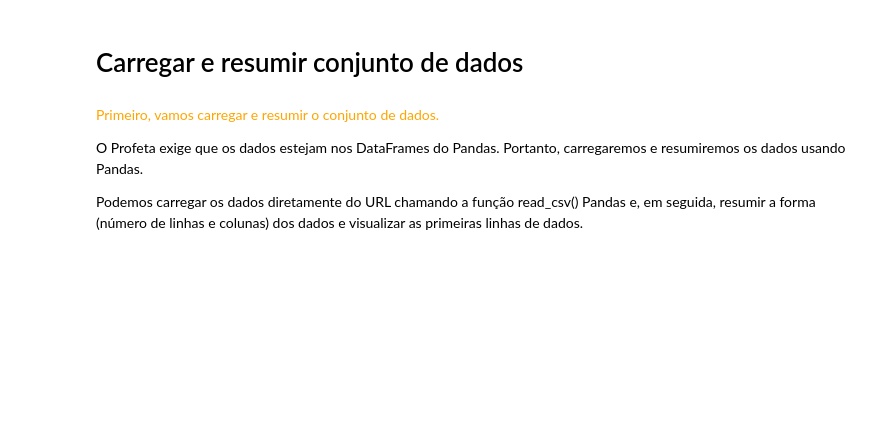
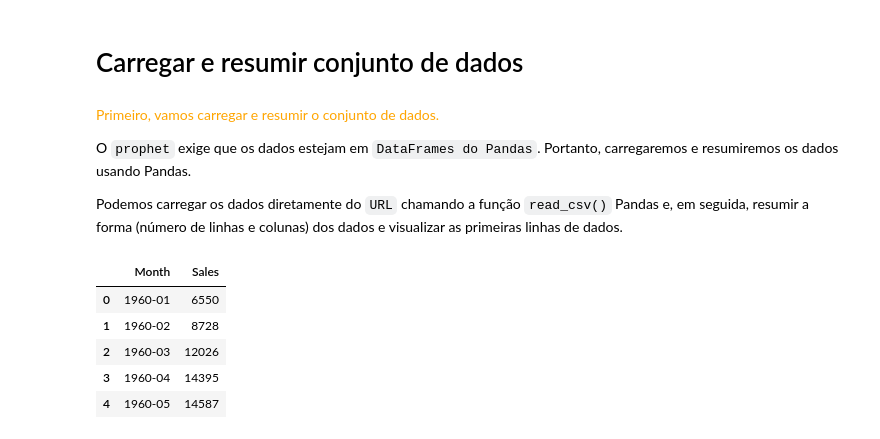
Before and after one commit to EddyGiusepe/Exploring_the_World_of_Programming_with_Python, a Jupyter notebook: 19_Time_Series_Forecasting/Time_Series_Forecasting_With_Prophet_in_Python.ipynb, the cells around one changed output. Drawn from its saved outputs; the diff is of its cells as text; code cells hidden in the pictures; blank space fills up the shorter version.

```diff
--- a/19_Time_Series_Forecasting/Time_Series_Forecasting_With_Prophet_in_Python.ipynb
+++ b/19_Time_Series_Forecasting/Time_Series_Forecasting_With_Prophet_in_Python.ipynb
@@ -33,6 +33,20 @@ Prophet 1.1.5
 # %% [markdown]
 <font color="orange">Primeiro, vamos carregar e resumir o conjunto de dados.
 
-O Profeta exige que os dados estejam nos DataFrames do Pandas. Portanto, carregaremos e resumiremos os dados usando Pandas.
+O `prophet` exige que os dados estejam em `DataFrames do Pandas`. Portanto, carregaremos e resumiremos os dados usando Pandas.
 
-Podemos carregar os dados diretamente do URL chamando a função read_csv() Pandas e, em seguida, resumir a forma (número de linhas e colunas) dos dados e visualizar as primeiras linhas de dados.</font>
+Podemos carregar os dados diretamente do `URL` chamando a função `read_csv()` Pandas e, em seguida, resumir a forma (número de linhas e colunas) dos dados e visualizar as primeiras linhas de dados.</font>
+# %%
+from pandas import read_csv
+# Carregar os Dados de vendas de Carros:
+path = 'https://raw.githubusercontent.com/jbrownlee/Datasets/master/monthly-car-sales.csv'
+
+df = read_csv(path, header=0)
+df.head()
+# %% [output]
+|  | Month | Sales |
+| 0 | 1960-01 | 6550 |
+| 1 | 1960-02 | 8728 |
+| 2 | 1960-03 | 12026 |
+| 3 | 1960-04 | 14395 |
+| 4 | 1960-05 | 14587 |
```
Also changed, not shown: parts of 5 cells of this notebook.
